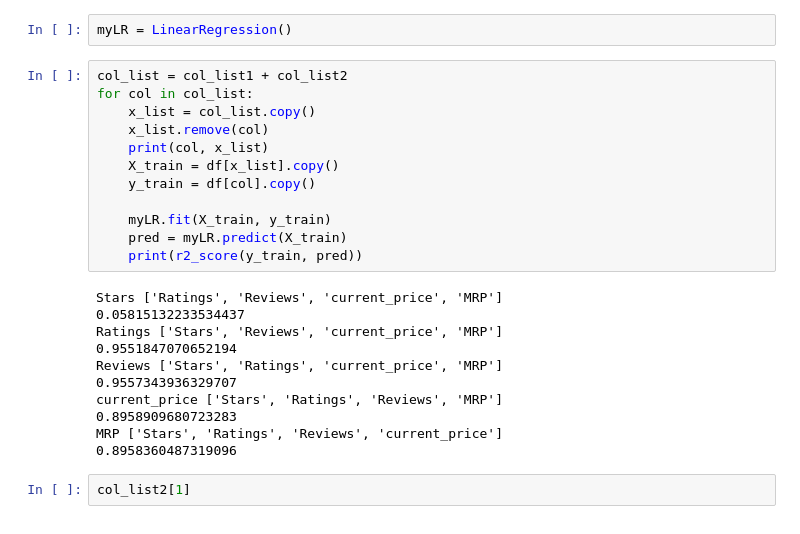
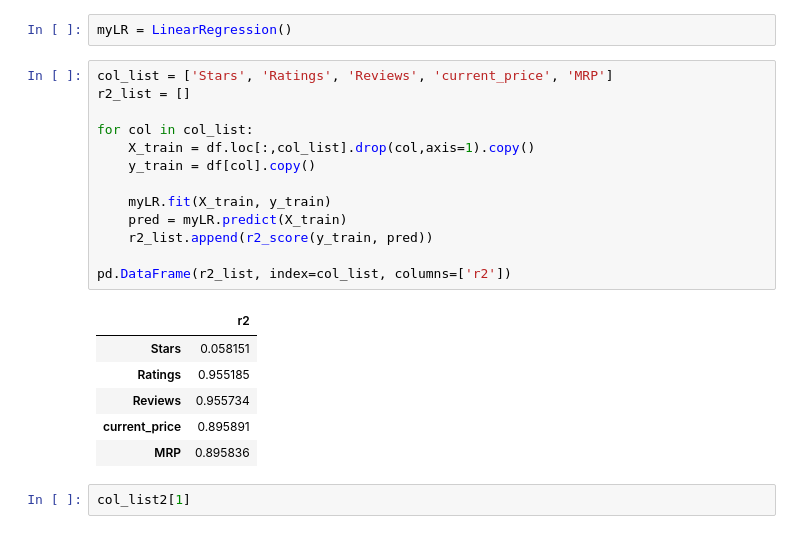
Before and after one commit to smjune/ipynb, a Jupyter notebook: dessa/dessa1_TV.ipynb, the cells around one changed output. Drawn from its saved outputs; the diff is of its cells as text.

```diff
--- a/dessa/dessa1_TV.ipynb
+++ b/dessa/dessa1_TV.ipynb
@@ -237,28 +305,25 @@ from sklearn.metrics import r2_score
 # %%
 myLR = LinearRegression()
 # %%
-col_list = col_list1 + col_list2
+col_list = ['Stars', 'Ratings', 'Reviews', 'current_price', 'MRP']
+r2_list = []
+
 for col in col_list:
-    x_list = col_list.copy()
-    x_list.remove(col)
-    print(col, x_list)
-    X_train = df[x_list].copy()
+    X_train = df.loc[:,col_list].drop(col,axis=1).copy()
     y_train = df[col].copy()
 
     myLR.fit(X_train, y_train)
     pred = myLR.predict(X_train)
-    print(r2_score(y_train, pred))
+    r2_list.append(r2_score(y_train, pred))
+
+pd.DataFrame(r2_list, index=col_list, columns=['r2'])
 # %% [output]
-Stars ['Ratings', 'Reviews', 'current_price', 'MRP']
-0.05815132233534437
-Ratings ['Stars', 'Reviews', 'current_price', 'MRP']
-0.9551847070652194
-Reviews ['Stars', 'Ratings', 'current_price', 'MRP']
-0.9557343936329707
-current_price ['Stars', 'Ratings', 'Reviews', 'MRP']
-0.8958909680723283
-MRP ['Stars', 'Ratings', 'Reviews', 'current_price']
-0.8958360487319096
+|  | r2 |
+| Stars | 0.058151 |
+| Ratings | 0.955185 |
+| Reviews | 0.955734 |
+| current_price | 0.895891 |
+| MRP | 0.895836 |
 # %%
 col_list2[1]
 # %% [output]
```
Also changed, not shown: parts of 9 cells of this notebook, 6 other files.
